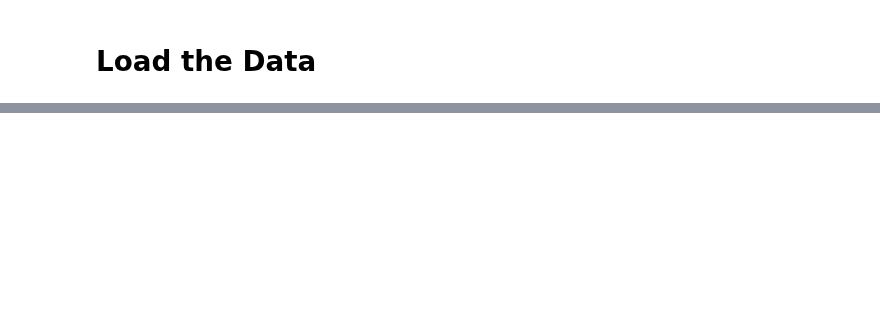
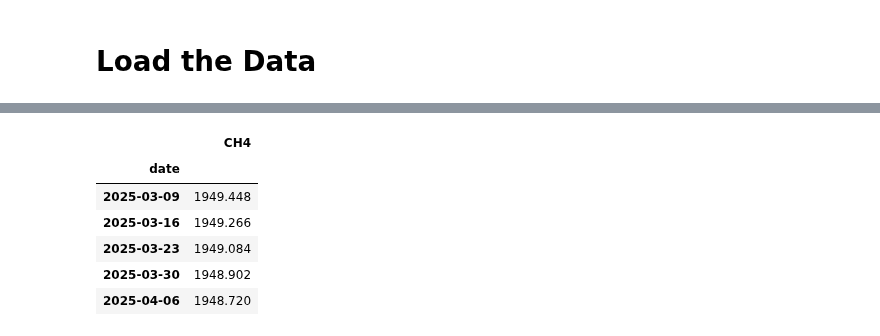
Before and after one commit to apl888/greenhouse-gas-forecasting, a Jupyter notebook: notebooks/6a_ch4_static_forecast.ipynb, the cells around one changed output, grey strips where cells are left out. Cells and saved outputs as stored; diff of their text form; code cells hidden in the pictures; blank space fills up the shorter version.

```diff
--- a/notebooks/6a_ch4_static_forecast.ipynb
+++ b/notebooks/6a_ch4_static_forecast.ipynb
@@ -759,0 +54,10 @@ joblib.dump(CH4_final_model_fit, 'CH4_forecast_model.pkl')
+# %%
+CH4_preprocessed.tail()
+# %% [output]
+|  | CH4 |
+| date |  |
+| 2025-03-09 | 1949.448 |
+| 2025-03-16 | 1949.266 |
+| 2025-03-23 | 1949.084 |
+| 2025-03-30 | 1948.902 |
+| 2025-04-06 | 1948.720 |
```
Also changed, not shown: parts of 69 cells of this notebook, 4 other files.
